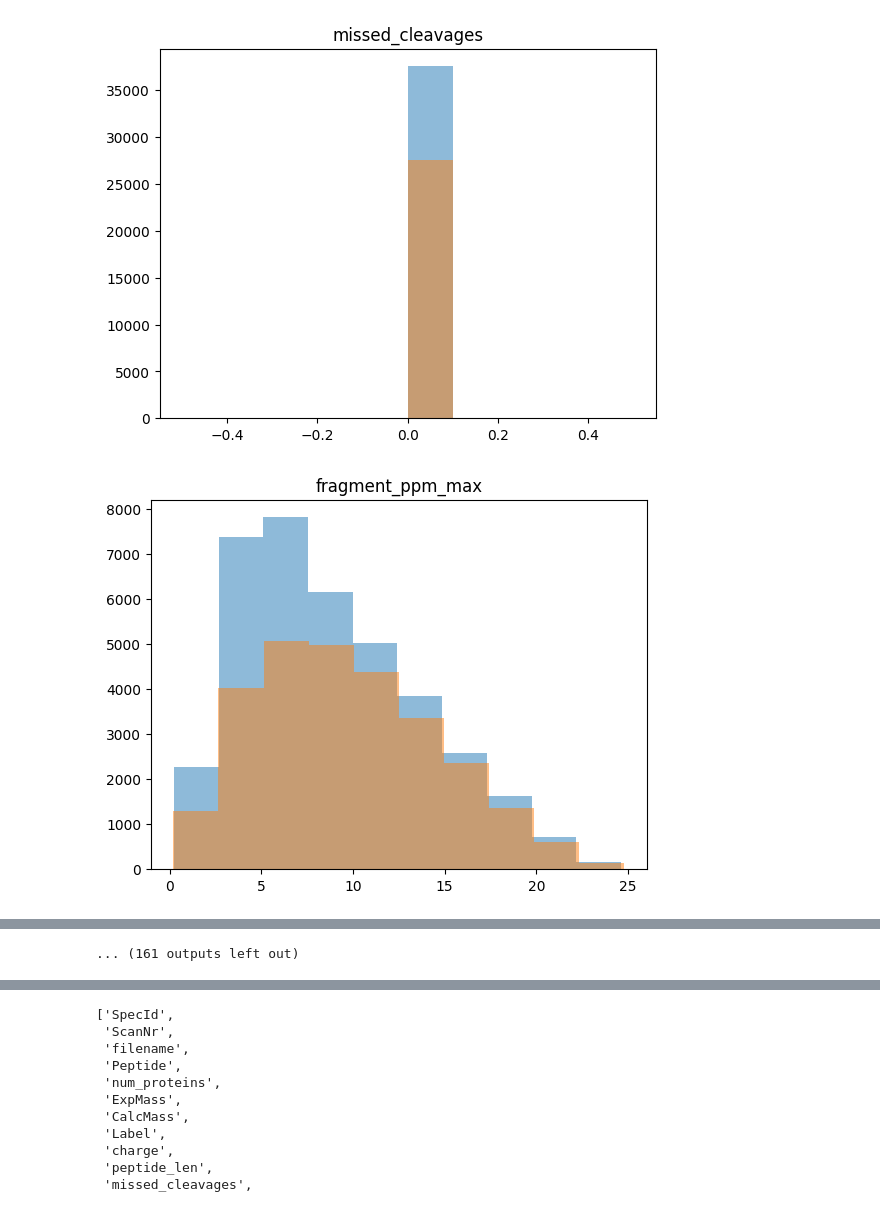
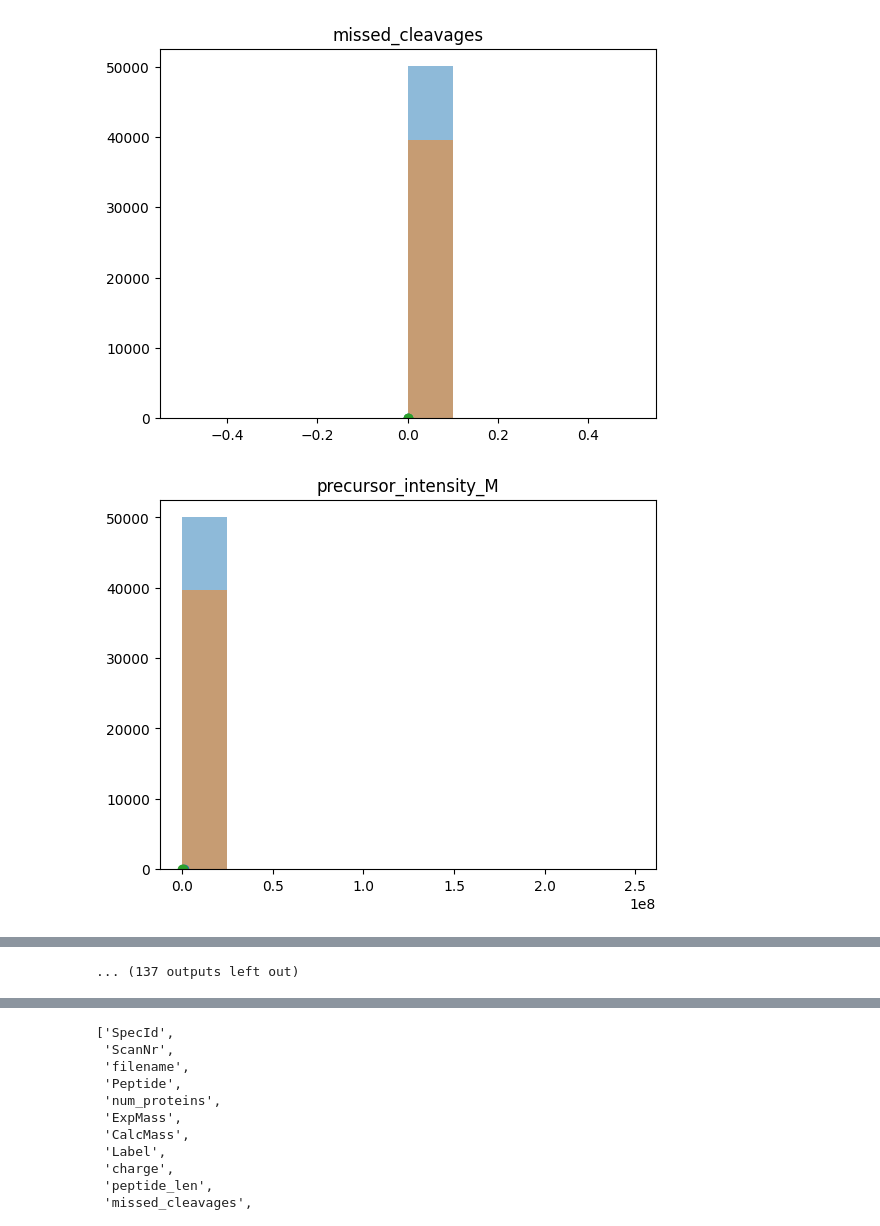
Before and after one commit to CompOmics/MuMDIA, a Jupyter notebook: notebook_helpers/visualize_pin.ipynb, the cells around one changed output, grey strips where cells are left out. Cells and saved outputs as stored; diff of their text form; code cells hidden in the pictures.

```diff
--- a/notebook_helpers/visualize_pin.ipynb
+++ b/notebook_helpers/visualize_pin.ipynb
@@ -3,11 +3,12 @@ import numpy as np
 import matplotlib.pyplot as plt
 import pandas as pd
 # %%
-df = pd.read_csv("outfile.pin",sep="\t")
+df = pd.read_csv("/home/robbin/MuMDIA_gh/MuMDIA/outfile.pin", sep="\t")
 # %%
 df_targets = df[df["Label"] == 1.0]
 df_decoys = df[df["Label"] == -1.0]
 # %%
+selected_peptides = ["LSDYGVQLR", "ENYLIDNLDR", "LIDQATAEIVETAK"]
 for c in df.columns:
     if pd.api.types.is_numeric_dtype(df[c]):
         plt.hist(
@@ -19,5 +20,10 @@ for c in df.columns:
             alpha=0.5
         )
         plt.title(c)
+
+        for pep in selected_peptides:
+            plt.scatter(
+                df[df["Peptide"] == pep][c], [10] * len(df[df["Peptide"] == pep][c])
+            )
         plt.show()
 # %% [output]
@@ -31,2 +37,2 @@ for c in df.columns:
-[figure, old version]
+[figure, new version]
-[figure, old version]
+[figure, new version]
@@ -36,4 +42,4 @@ for c in df.columns:
-... (161 outputs left out)
+... (137 outputs left out)
 # %%
 plt.scatter(
     df_targets["peptide_q_mean"],
```
Also changed, not shown: parts of 2 cells of this notebook, 10 other files.
